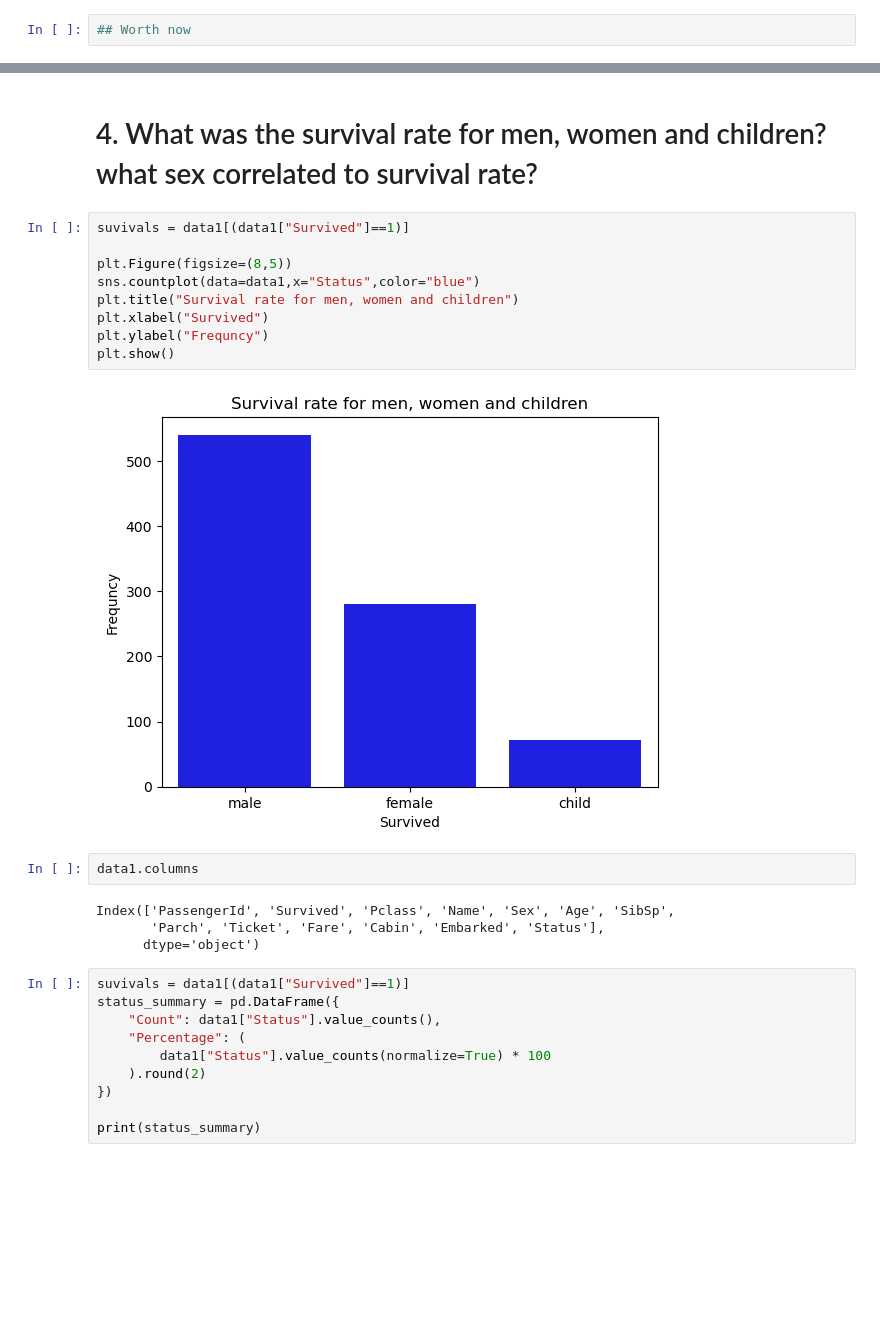
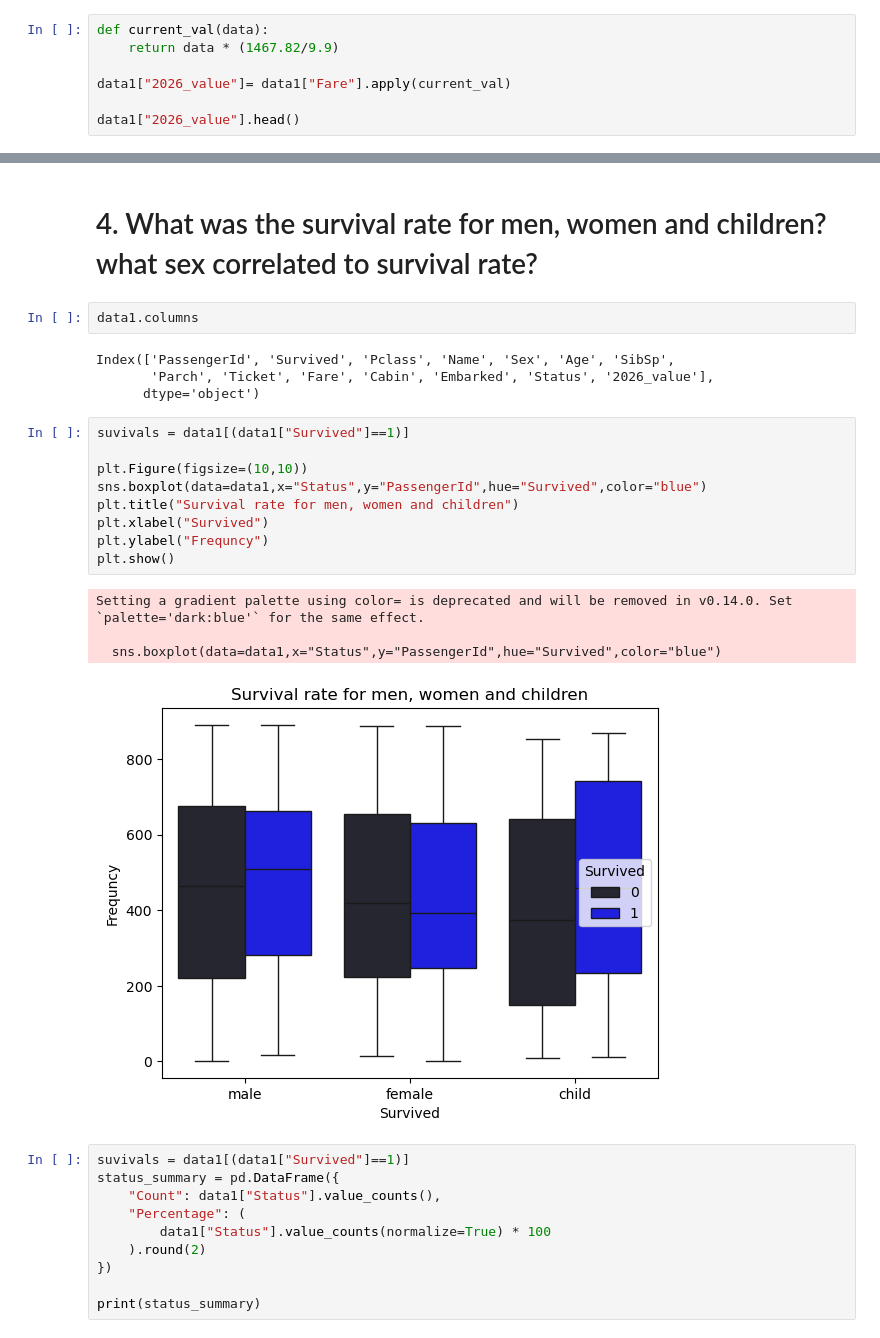
Before and after one commit to Eli-wisdom/titanic_survival_project, a Jupyter notebook: titanic_project_da.ipynb, the cells around one changed output, grey strips where cells are left out. Saved outputs shown, nothing was run; the diff lists cells and outputs as text; blank space fills up the shorter version.

```diff
--- a/titanic_project_da.ipynb
+++ b/titanic_project_da.ipynb
@@ -194,2 +198,7 @@ The most expensive fare: 512.33
 # %%
-## Worth now
+def current_val(data):
+    return data * (1467.82/9.9)
+
+data1["2026_value"]= data1["Fare"].apply(current_val)
+
+data1["2026_value"].head()
@@ -228,22 +245,25 @@ plt.show()
 # %% [markdown]
 # 4. What was the survival rate for men, women and children? what sex correlated to survival rate?
+# %%
+data1.columns
+# %% [output]
+Index(['PassengerId', 'Survived', 'Pclass', 'Name', 'Sex', 'Age', 'SibSp',
+       'Parch', 'Ticket', 'Fare', 'Cabin', 'Embarked', 'Status', '2026_value'],
+      dtype='object')
 # %%
 suvivals = data1[(data1["Survived"]==1)]
 
-plt.Figure(figsize=(8,5))
-sns.countplot(data=data1,x="Status",color="blue")
+plt.Figure(figsize=(10,10))
+sns.boxplot(data=data1,x="Status",y="PassengerId",hue="Survived",color="blue")
 plt.title("Survival rate for men, women and children")
 plt.xlabel("Survived")
 plt.ylabel("Frequncy")
 plt.show()
 # %% [output]
+Setting a gradient palette using color= is deprecated and will be removed in v0.14.0. Set `palette='dark:blue'` for the same effect.
+
+  sns.boxplot(data=data1,x="Status",y="PassengerId",hue="Survived",color="blue")
-[figure, old version]
+[figure, new version]
-# %%
-data1.columns
-# %% [output]
-Index(['PassengerId', 'Survived', 'Pclass', 'Name', 'Sex', 'Age', 'SibSp',
-       'Parch', 'Ticket', 'Fare', 'Cabin', 'Embarked', 'Status'],
-      dtype='object')
 # %%
 suvivals = data1[(data1["Survived"]==1)]
 status_summary = pd.DataFrame({
```
Also changed, not shown: parts of 6 cells of this notebook.
